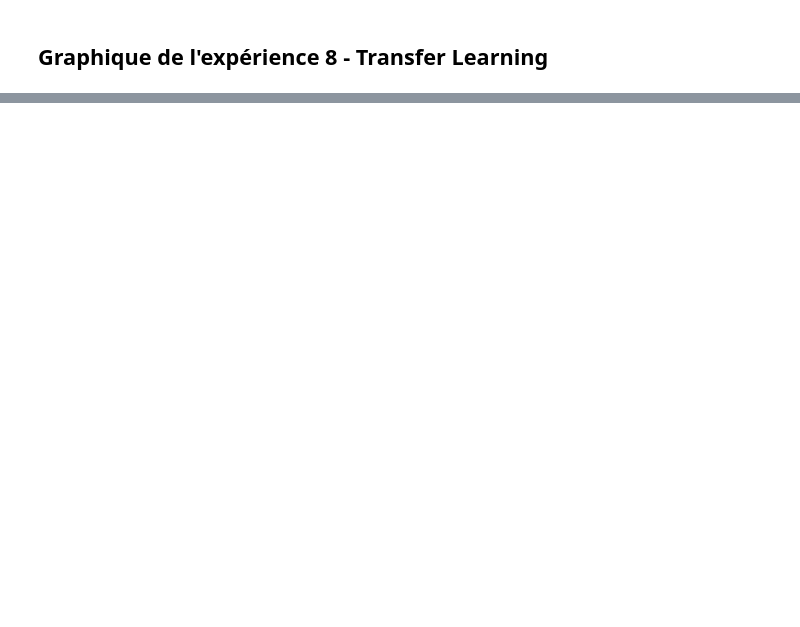
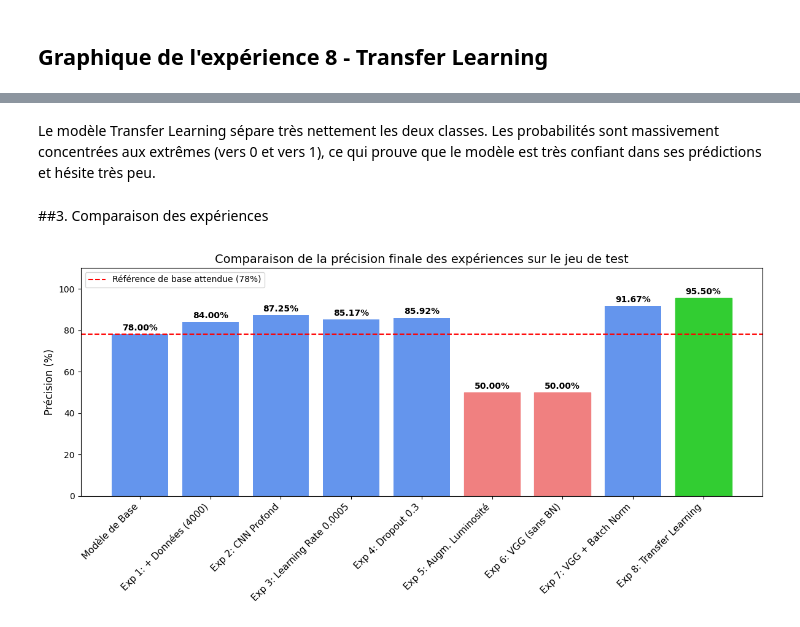
Before and after one commit to rauf-mifteev/Ahuntsic_AI_Cats_Dogs_classifier, a Jupyter notebook: cats_vs_dogs.ipynb, the cells around one changed output, grey strips where cells are left out. Saved outputs shown, nothing was run; the diff lists cells and outputs as text; code cells hidden in the pictures; blank space fills up the shorter version.

```diff
--- a/cats_vs_dogs.ipynb
+++ b/cats_vs_dogs.ipynb
@@ -1156,0 +1250,52 @@ NameError: name 'history_exp3' is not defined
+# %% [markdown]
+Le modèle Transfer Learning sépare très nettement les deux classes. Les probabilités sont massivement concentrées aux extrêmes (vers 0 et vers 1), ce qui prouve que le modèle est très confiant dans ses prédictions et hésite très peu.
+# %% [markdown]
+##3. Comparaison des expériences
+# %%
+import matplotlib.pyplot as plt
+
+# Création d'un dictionnaire avec le nom de nos expériences et les précisions obtenues
+# (Valeurs extraites des résultats de nos cellules précédentes)
+accuracies = {
+    "Modèle de Base": 78.00,
+    "Exp 1: + Données (4000)": 84.00,
+    "Exp 2: CNN Profond": 87.25,
+    "Exp 3: Learning Rate 0.0005": 85.17,
+    "Exp 4: Dropout 0.3": 85.92,
+    "Exp 5: Augm. Luminosité": 50.00,
+    "Exp 6: VGG (sans BN)": 50.00,
+    "Exp 7: VGG + Batch Norm": 91.67,
+    "Exp 8: Transfer Learning": 95.50
+}
+
+noms = list(accuracies.keys())
+scores = list(accuracies.values())
+
+# Création du graphique à barres
+plt.figure(figsize=(12, 6))
+bars = plt.bar(noms, scores, color='cornflowerblue')
+
+# Mettre en évidence la meilleure expérience (en vert) et la pire (en rouge)
+bars[8].set_color('limegreen') # Transfer Learning
+bars[5].set_color('lightcoral') # Luminosité
+bars[6].set_color('lightcoral') # VGG sans BN
+
+# Ajouter une ligne de référence pour le score du modèle de base (78%)
+plt.axhline(y=78.0, color='red', linestyle='--', label='Référence de base attendue (78%)')
+
+# Ajouter le texte des pourcentages au-dessus de chaque barre
+for bar in bars:
+    yval = bar.get_height()
+    plt.text(bar.get_x() + bar.get_width()/2, yval + 1, f"{yval:.2f}%",
+             ha='center', va='bottom', fontsize=10, fontweight='bold')
+
+plt.title('Comparaison de la précision finale des expériences sur le jeu de test', fontsize=14)
+plt.ylabel('Précision (%)', fontsize=12)
+plt.ylim(0, 110) # L'axe Y va jusqu'à 110 pour laisser de la place aux étiquettes
+plt.xticks(rotation=45, ha='right', fontsize=11)
+plt.legend()
+
+plt.tight_layout()
+plt.show()
+# %% [output]
+[figure, added]
```
Also changed, not shown: parts of 24 cells of this notebook.
